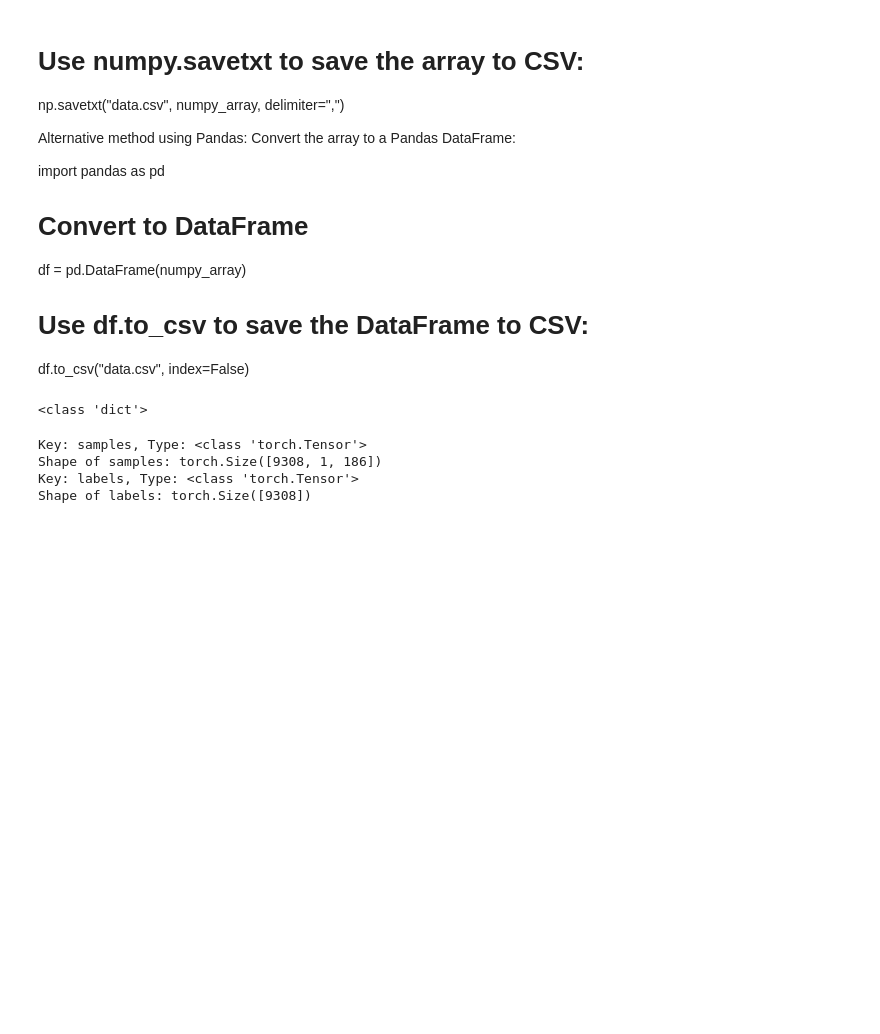
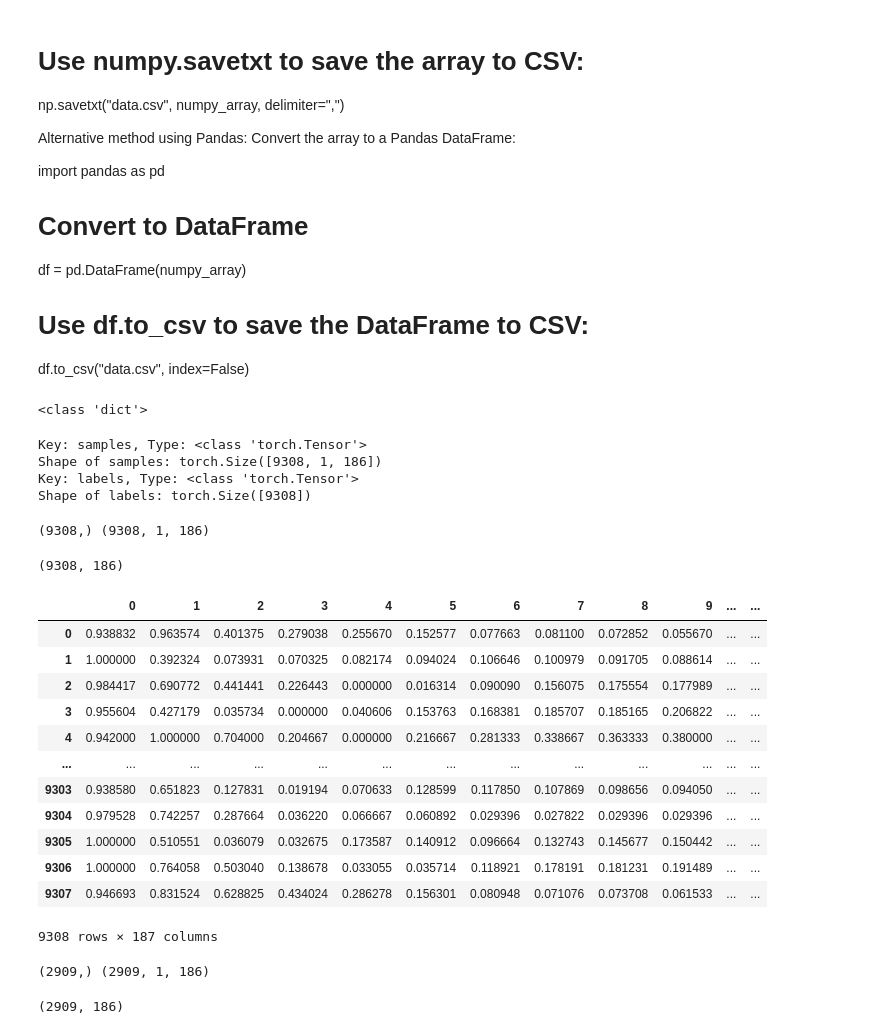
Before and after one commit to JennEYoon/ECG-transform, a Jupyter notebook: notebooks/load_data_test_pt.ipynb, the cells around one changed output. Saved outputs shown, nothing was run; the diff lists cells and outputs as text; code cells hidden in the pictures; blank space fills up the shorter version.

```diff
--- a/notebooks/load_data_test_pt.ipynb
+++ b/notebooks/load_data_test_pt.ipynb
@@ -178,3 +178,39 @@ Key: samples, Type: <class 'torch.Tensor'>
 Shape of samples: torch.Size([9308, 1, 186])
 Key: labels, Type: <class 'torch.Tensor'>
 Shape of labels: torch.Size([9308])
+# %%
+y = ptb_train['labels'].numpy()
+X = ptb_train['samples'].numpy()
+print(y.shape, X.shape)
+# %% [output]
+(9308,) (9308, 1, 186)
+# %%
+X = X.squeeze(axis=1)
+print(X.shape)
+# %% [output]
+(9308, 186)
+# %%
+df = pd.DataFrame(X)
+df
+# %%
+df2 = pd.DataFrame(y)
+df2
+# %%
+# Concatenate df2 as new column to df1
+# df_combined = pd.concat([df1, df2], axis=1)
+df3 = pd.concat([df, df2], axis=1)
+df3
+# %% [output]
+|  | 0 | 1 | 2 | 3 | 4 | 5 | 6 | 7 | 8 | 9 | ... | ... |
+| 0 | 0.938832 | 0.963574 | 0.401375 | 0.279038 | 0.255670 | 0.152577 | 0.077663 | 0.081100 | 0.072852 | 0.055670 | ... | ... |
+| 1 | 1.000000 | 0.392324 | 0.073931 | 0.070325 | 0.082174 | 0.094024 | 0.106646 | 0.100979 | 0.091705 | 0.088614 | ... | ... |
+| 2 | 0.984417 | 0.690772 | 0.441441 | 0.226443 | 0.000000 | 0.016314 | 0.090090 | 0.156075 | 0.175554 | 0.177989 | ... | ... |
+| 3 | 0.955604 | 0.427179 | 0.035734 | 0.000000 | 0.040606 | 0.153763 | 0.168381 | 0.185707 | 0.185165 | 0.206822 | ... | ... |
+| 4 | 0.942000 | 1.000000 | 0.704000 | 0.204667 | 0.000000 | 0.216667 | 0.281333 | 0.338667 | 0.363333 | 0.380000 | ... | ... |
+| ... | ... | ... | ... | ... | ... | ... | ... | ... | ... | ... | ... | ... |
+| 9303 | 0.938580 | 0.651823 | 0.127831 | 0.019194 | 0.070633 | 0.128599 | 0.117850 | 0.107869 | 0.098656 | 0.094050 | ... | ... |
+| 9304 | 0.979528 | 0.742257 | 0.287664 | 0.036220 | 0.066667 | 0.060892 | 0.029396 | 0.027822 | 0.029396 | 0.029396 | ... | ... |
+| 9305 | 1.000000 | 0.510551 | 0.036079 | 0.032675 | 0.173587 | 0.140912 | 0.096664 | 0.132743 | 0.145677 | 0.150442 | ... | ... |
+| 9306 | 1.000000 | 0.764058 | 0.503040 | 0.138678 | 0.033055 | 0.035714 | 0.118921 | 0.178191 | 0.181231 | 0.191489 | ... | ... |
+| 9307 | 0.946693 | 0.831524 | 0.628825 | 0.434024 | 0.286278 | 0.156301 | 0.080948 | 0.071076 | 0.073708 | 0.061533 | ... | ... |
+9308 rows × 187 columns
@@ -180,0 +221,11 @@ Shape of labels: torch.Size([9308])
+# %%
+y_test = ptb_test['labels'].numpy()
+X_test = ptb_test['samples'].numpy()
+print(y_test.shape, X_test.shape)
+# %% [output]
+(2909,) (2909, 1, 186)
+# %%
+X_test = X_test.squeeze(axis=1)
+print(X_test.shape)
+# %% [output]
+(2909, 186)
```
Also changed, not shown: parts of 7 cells of this notebook.
